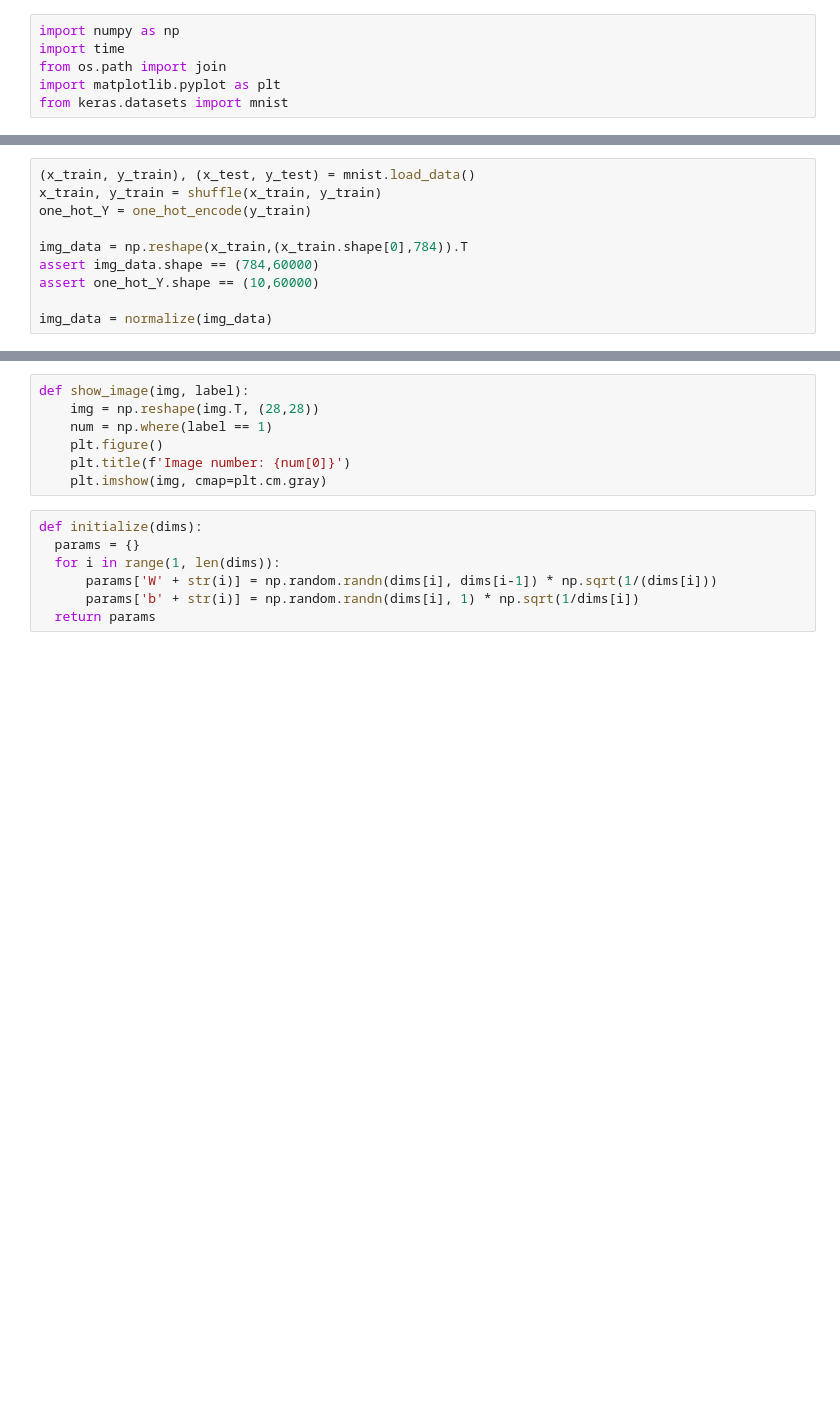
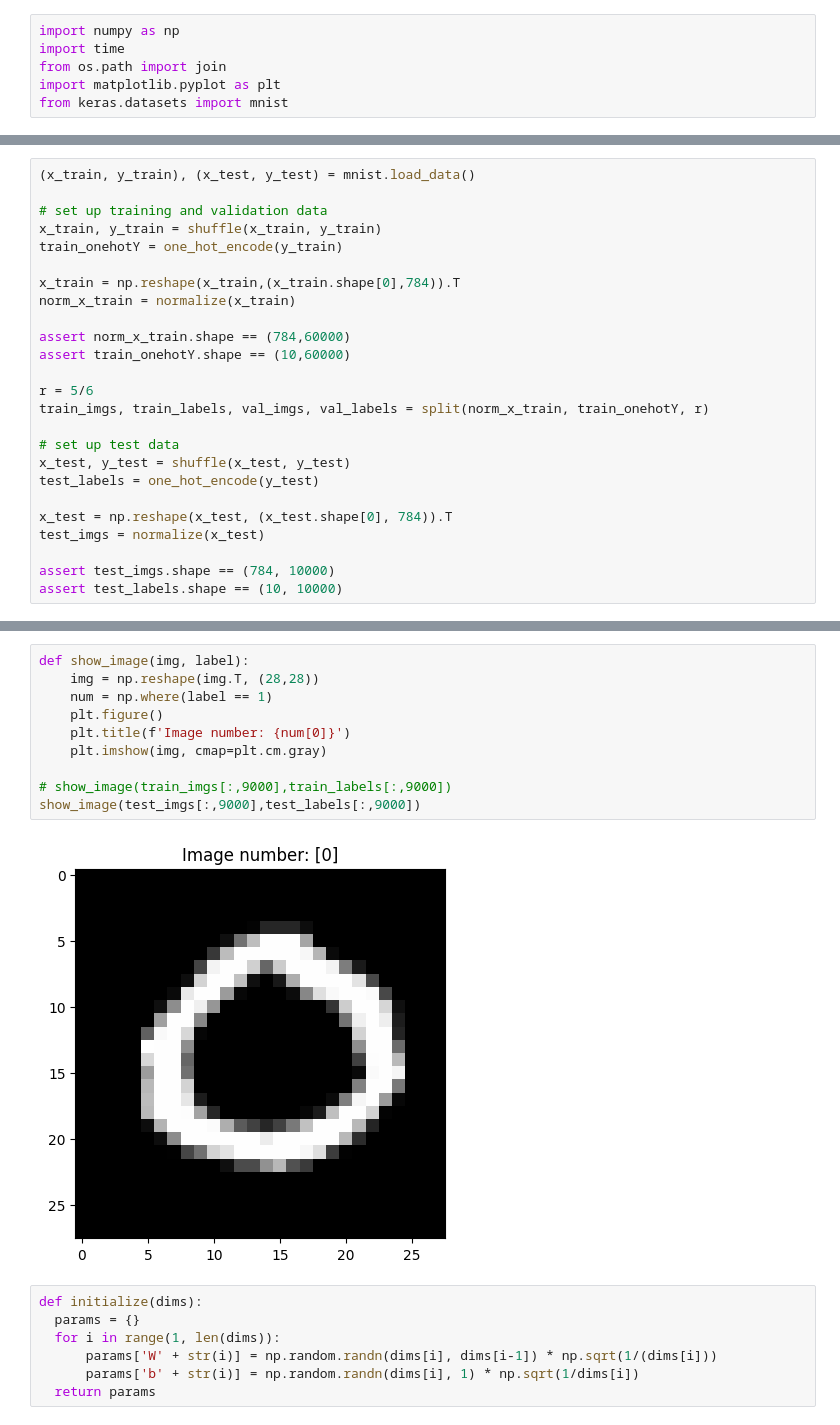
Before and after one commit to step-cheng/mnist_from_scratch, a Jupyter notebook: mnist_scratch.ipynb, the cells around one changed output, grey strips where cells are left out. Drawn from its saved outputs; the diff is of its cells as text; blank space fills up the shorter version.

```diff
--- a/mnist_scratch.ipynb
+++ b/mnist_scratch.ipynb
@@ -23,10 +30,25 @@ def normalize(data):
 # %%
 (x_train, y_train), (x_test, y_test) = mnist.load_data()
+
+# set up training and validation data
 x_train, y_train = shuffle(x_train, y_train)
-one_hot_Y = one_hot_encode(y_train)
+train_onehotY = one_hot_encode(y_train)
 
-img_data = np.reshape(x_train,(x_train.shape[0],784)).T
-assert img_data.shape == (784,60000)
-assert one_hot_Y.shape == (10,60000)
+x_train = np.reshape(x_train,(x_train.shape[0],784)).T
+norm_x_train = normalize(x_train)
 
-img_data = normalize(img_data)
+assert norm_x_train.shape == (784,60000)
+assert train_onehotY.shape == (10,60000)
+
+r = 5/6
+train_imgs, train_labels, val_imgs, val_labels = split(norm_x_train, train_onehotY, r)
+
+# set up test data
+x_test, y_test = shuffle(x_test, y_test)
+test_labels = one_hot_encode(y_test)
+
+x_test = np.reshape(x_test, (x_test.shape[0], 784)).T
+test_imgs = normalize(x_test)
+
+assert test_imgs.shape == (784, 10000)
+assert test_labels.shape == (10, 10000)
@@ -36,10 +55,15 @@ Downloading data from https://storage.googleapis.com/tensorflow/tf-keras-dataset
 # %%
 def show_image(img, label):
     img = np.reshape(img.T, (28,28))
     num = np.where(label == 1)
     plt.figure()
     plt.title(f'Image number: {num[0]}')
     plt.imshow(img, cmap=plt.cm.gray)
+
+# show_image(train_imgs[:,9000],train_labels[:,9000])
+show_image(test_imgs[:,9000],test_labels[:,9000])
+# %% [output]
+[figure, added]
 # %%
 def initialize(dims):
   params = {}
```
Also changed, not shown: parts of 8 cells of this notebook.
